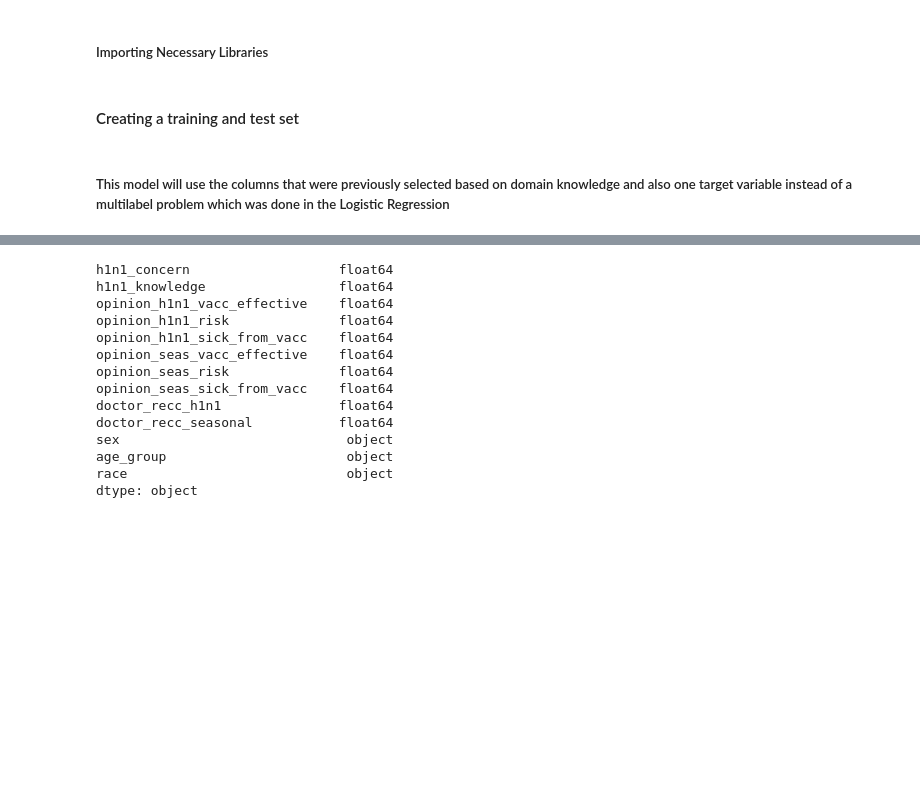
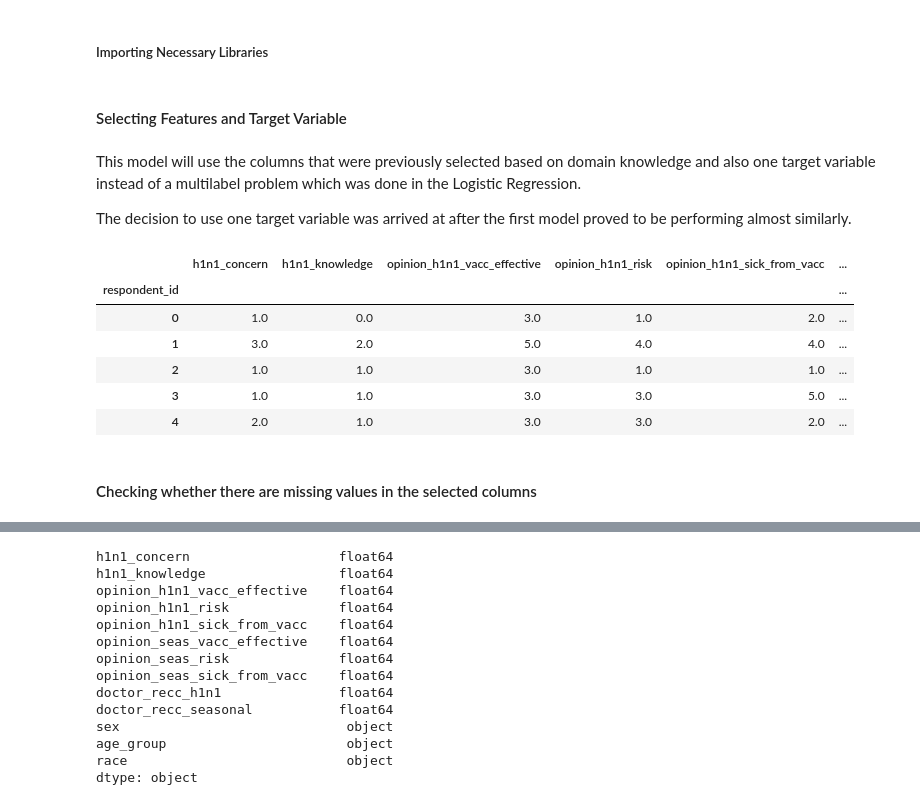
Before and after one commit to Pamela-Chebii/Predicting_H1N1_-_Seasonal_Flue_Vaccines, a Jupyter notebook: index.ipynb, the cells around one changed output, grey strips where cells are left out. Drawn from its saved outputs; the diff is of its cells as text; code cells hidden in the pictures; blank space fills up the shorter version.

```diff
--- a/index.ipynb
+++ b/index.ipynb
@@ -805,7 +835,23 @@ from sklearn.tree import DecisionTreeClassifier
 from sklearn.metrics import accuracy_score, auc
 from sklearn.preprocessing import OneHotEncoder
 from sklearn import tree
-# %% [markdown]
-#### Creating a training and test set
+# %% [markdown]
+#### Selecting Features and Target Variable
 # %% [markdown]
-##### This model will use the columns that were previously selected based on domain knowledge and also one target variable instead of a multilabel problem which was done in the Logistic Regression
+This model will use the columns that were previously selected based on domain knowledge and also one target variable instead of a multilabel problem which was done in the Logistic Regression.
+
+The decision to use one target variable was arrived at after the first model proved to be performing almost similarly.
+# %%
+# Selecting Features
+selected_cols_df = combined_df[selected_columns]
+selected_cols_df.head()
+# %% [output]
+|  | h1n1_concern | h1n1_knowledge | opinion_h1n1_vacc_effective | opinion_h1n1_risk | opinion_h1n1_sick_from_vacc | ... |
+| respondent_id |  |  |  |  |  | ... |
+| 0 | 1.0 | 0.0 | 3.0 | 1.0 | 2.0 | ... |
+| 1 | 3.0 | 2.0 | 5.0 | 4.0 | 4.0 | ... |
+| 2 | 1.0 | 1.0 | 3.0 | 1.0 | 1.0 | ... |
+| 3 | 1.0 | 1.0 | 3.0 | 3.0 | 5.0 | ... |
+| 4 | 2.0 | 1.0 | 3.0 | 3.0 | 2.0 | ... |
+# %% [markdown]
+#### Checking whether there are missing values in the selected columns
```
Also changed, not shown: parts of 17 cells of this notebook.
